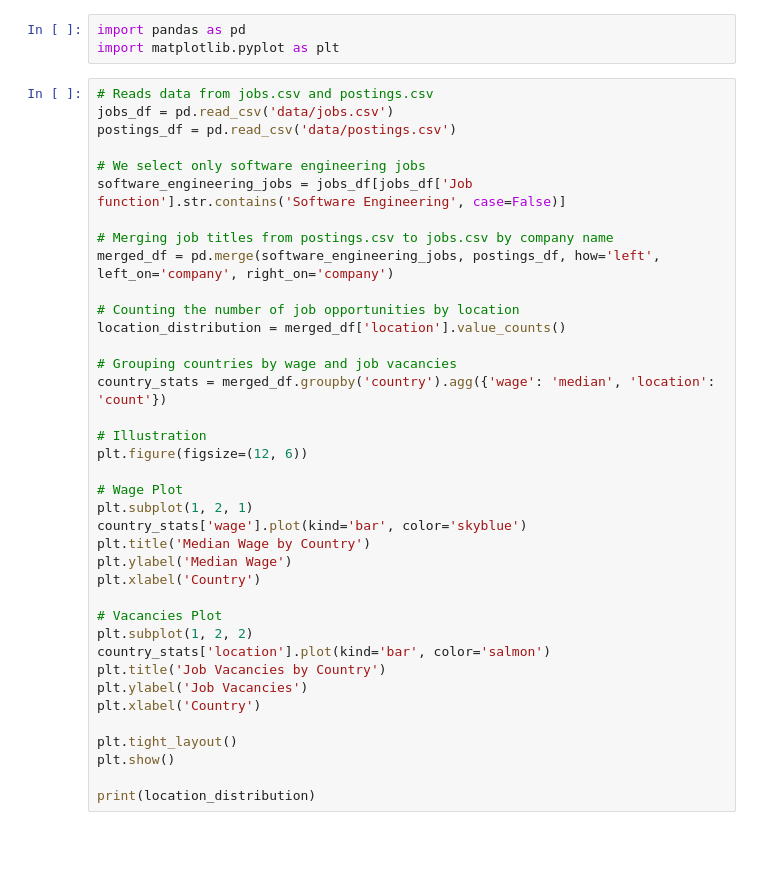
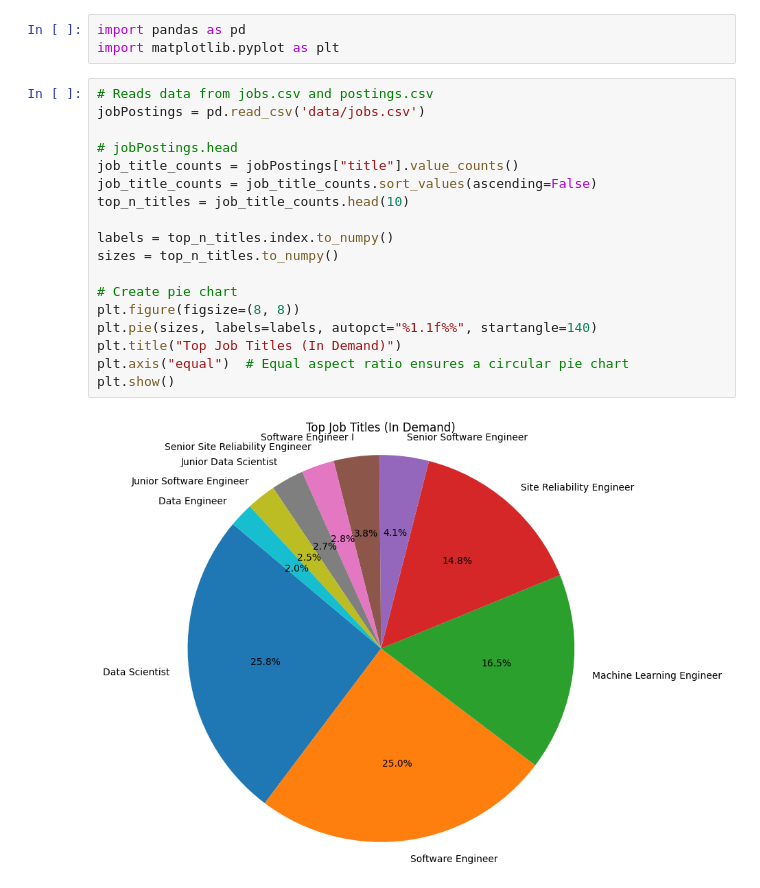
Before and after one commit to emin1731/tech-job-market-data, a Jupyter notebook: Team_Project_Task2.ipynb, the cells around one changed output. Drawn from its saved outputs; the diff is of its cells as text; blank space fills up the shorter version.

```diff
--- a/Team_Project_Task2.ipynb
+++ b/Team_Project_Task2.ipynb
@@ -3,41 +3,23 @@ Task 2 Explore the geographical distribution of software engineering job opportu
 # %%
 import pandas as pd
 import matplotlib.pyplot as plt
-# %%
-# Reads data from jobs.csv and postings.csv
-jobs_df = pd.read_csv('data/jobs.csv')
-postings_df = pd.read_csv('data/postings.csv')
-
-# We select only software engineering jobs
-software_engineering_jobs = jobs_df[jobs_df['Job function'].str.contains('Software Engineering', case=False)]
-
-# Merging job titles from postings.csv to jobs.csv by company name
-merged_df = pd.merge(software_engineering_jobs, postings_df, how='left', left_on='company', right_on='company')
-
-# Counting the number of job opportunities by location
-location_distribution = merged_df['location'].value_counts()
-
-# Grouping countries by wage and job vacancies
-country_stats = merged_df.groupby('country').agg({'wage': 'median', 'location': 'count'})
-
-# Illustration
-plt.figure(figsize=(12, 6))
-
-# Wage Plot
-plt.subplot(1, 2, 1)
-country_stats['wage'].plot(kind='bar', color='skyblue')
-plt.title('Median Wage by Country')
-plt.ylabel('Median Wage')
-plt.xlabel('Country')
-
-# Vacancies Plot
-plt.subplot(1, 2, 2)
-country_stats['location'].plot(kind='bar', color='salmon')
-plt.title('Job Vacancies by Country')
-plt.ylabel('Job Vacancies')
-plt.xlabel('Country')
-
-plt.tight_layout()
-plt.show()
-
-print(location_distribution)
+# %%
+# Reads data from jobs.csv and postings.csv
+jobPostings = pd.read_csv('data/jobs.csv')
+
+# jobPostings.head
+job_title_counts = jobPostings["title"].value_counts()
+job_title_counts = job_title_counts.sort_values(ascending=False)
+top_n_titles = job_title_counts.head(10)
+
+labels = top_n_titles.index.to_numpy()
+sizes = top_n_titles.to_numpy()
+
+# Create pie chart
+plt.figure(figsize=(8, 8))
+plt.pie(sizes, labels=labels, autopct="%1.1f%%", startangle=140)
+plt.title("Top Job Titles (In Demand)")
+plt.axis("equal")  # Equal aspect ratio ensures a circular pie chart
+plt.show()
+# %% [output]
+[figure, added]
```
Also changed, not shown: parts of 3 cells of this notebook.
